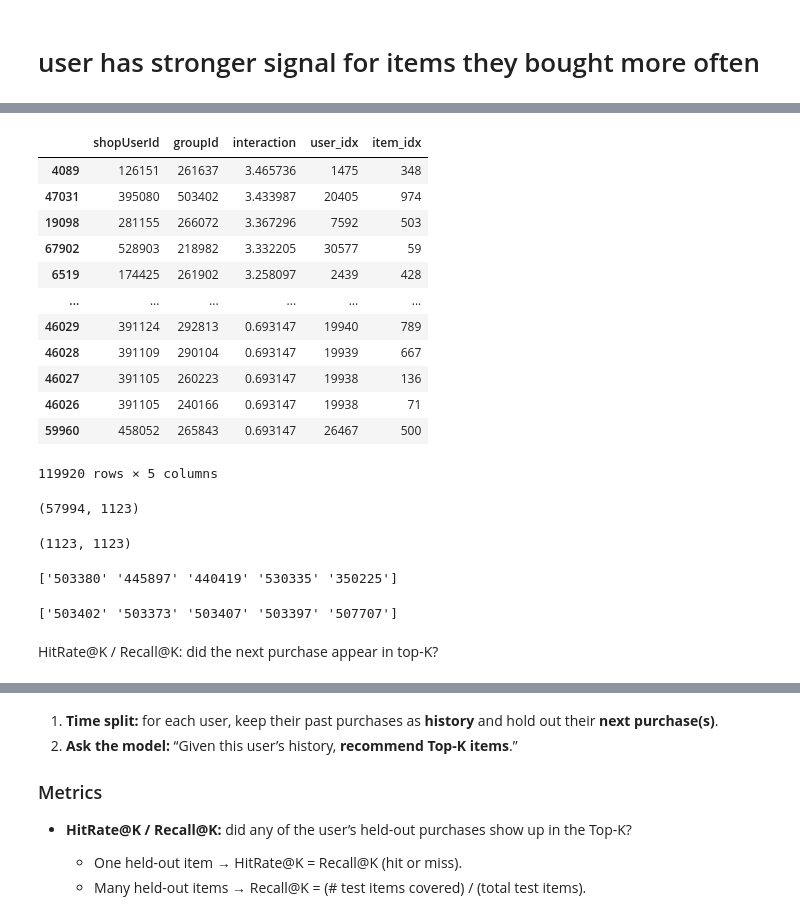
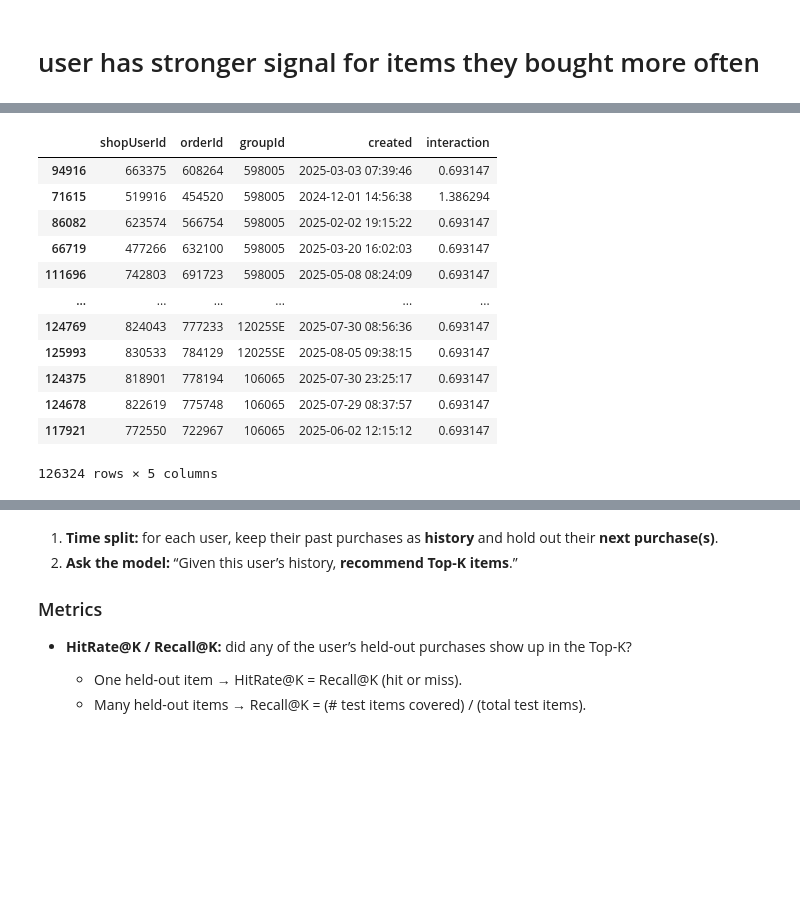
Before and after one commit to maria-lagerholm/itcm_recommendation_engine, a Jupyter notebook: notebooks/iicf_purchases.ipynb, the cells around one changed output, grey strips where cells are left out. Saved outputs shown, nothing was run; the diff lists cells and outputs as text; code cells hidden in the pictures; blank space fills up the shorter version.

Commit message:
changed approach in item-item cf

```diff
--- a/notebooks/iicf_purchases.ipynb
+++ b/notebooks/iicf_purchases.ipynb
@@ -52,7 +52,7 @@ $$
 # %%
 import pandas as pd
 
-cols = ['shopUserId', 'quantity', 'groupId']
+cols = ['shopUserId', 'orderId', 'quantity', 'groupId', 'created']
 tx = pd.read_csv('../data/processed//transactions_clean.csv', usecols=cols + ['status'], low_memory=False)
 tx = tx[tx['status'] == 'active'].copy()
 tx = tx[cols]  # Drop the 'status' column after filtering
@@ -75,6 +75,6 @@ tx
 # %%
 # Aggregate in case same user bought the same product multiple times
 # now quantity = total number of units this user has ever bought of this product
-user_item = tx.groupby(["shopUserId", "groupId"], as_index=False)["quantity"].sum()
+user_item = tx.groupby(["shopUserId", "orderId", "groupId", "created"], as_index=False)["quantity"].sum()
 user_item
 # %% [output]
@@ -116,10 +99,0 @@ user_item
-# %%
-from sklearn.preprocessing import LabelEncoder
-
-user_enc = LabelEncoder()
-item_enc = LabelEncoder()
-
-user_item["user_idx"] = user_enc.fit_transform(user_item["shopUserId"])
-user_item["item_idx"] = item_enc.fit_transform(user_item["groupId"])
-
-user_item
@@ -140,35 +100,16 @@ user_item
 # %%
-user_item.sort_values(by="interaction", ascending=False)
+user_item.sort_values(by="groupId", ascending=False)
 # %% [output]
-|  | shopUserId | groupId | interaction | user_idx | item_idx |
-| 4089 | 126151 | 261637 | 3.465736 | 1475 | 348 |
-| 47031 | 395080 | 503402 | 3.433987 | 20405 | 974 |
-| 19098 | 281155 | 266072 | 3.367296 | 7592 | 503 |
-| 67902 | 528903 | 218982 | 3.332205 | 30577 | 59 |
-| 6519 | 174425 | 261902 | 3.258097 | 2439 | 428 |
+|  | shopUserId | orderId | groupId | created | interaction |
+| 94916 | 663375 | 608264 | 598005 | 2025-03-03 07:39:46 | 0.693147 |
+| 71615 | 519916 | 454520 | 598005 | 2024-12-01 14:56:38 | 1.386294 |
+| 86082 | 623574 | 566754 | 598005 | 2025-02-02 19:15:22 | 0.693147 |
+| 66719 | 477266 | 632100 | 598005 | 2025-03-20 16:02:03 | 0.693147 |
+| 111696 | 742803 | 691723 | 598005 | 2025-05-08 08:24:09 | 0.693147 |
 | ... | ... | ... | ... | ... | ... |
-| 46029 | 391124 | 292813 | 0.693147 | 19940 | 789 |
-| 46028 | 391109 | 290104 | 0.693147 | 19939 | 667 |
-| 46027 | 391105 | 260223 | 0.693147 | 19938 | 136 |
-| 46026 | 391105 | 240166 | 0.693147 | 19938 | 71 |
-| 59960 | 458052 | 265843 | 0.693147 | 26467 | 500 |
+| 124769 | 824043 | 777233 | 12025SE | 2025-07-30 08:56:36 | 0.693147 |
+| 125993 | 830533 | 784129 | 12025SE | 2025-08-05 09:38:15 | 0.693147 |
+| 124375 | 818901 | 778194 | 106065 | 2025-07-30 23:25:17 | 0.693147 |
+| 124678 | 822619 | 775748 | 106065 | 2025-07-29 08:37:57 | 0.693147 |
+| 117921 | 772550 | 722967 | 106065 | 2025-06-02 12:15:12 | 0.693147 |
-119920 rows × 5 columns
+126324 rows × 5 columns
-# %%
-from scipy.sparse import coo_matrix
-
-sparse_matrix = coo_matrix(
-    (user_item["interaction"], (user_item["user_idx"], user_item["item_idx"]))
-)
-
-print(sparse_matrix.shape)  # (n_users, n_items)
-# %% [output]
-(57994, 1123)
-# %%
-from sklearn.metrics.pairwise import cosine_similarity
-
-# compute item-item cosine similarity
-item_similarity = cosine_similarity(sparse_matrix.T)  # transpose = items as rows
-
-print(item_similarity.shape)  # (n_items, n_items)
-# %% [output]
-(1123, 1123)
@@ -192,18 +115,0 @@ def recommend_for_user(user_id, top_n=5):
-# %%
-print(recommend_for_user(395080, top_n=5))
-# %% [output]
-['503380' '445897' '440419' '530335' '350225']
-# %%
-def similar_items(product_id, top_n=5):
-    # Ensure product_id is passed as a string
-    pidx = item_enc.transform([str(product_id)])[0]
-    sims = item_similarity[pidx]
-    top_idx = np.argsort(sims)[-top_n-1:][::-1]  # +1 to skip itself
-    # Return as strings
-    return item_enc.inverse_transform(top_idx[1:]).astype(str)
-
-print(similar_items("503380", top_n=5))
-# %% [output]
-['503402' '503373' '503407' '503397' '507707']
-# %% [markdown]
-HitRate@K / Recall@K: did the next purchase appear in top-K?
```
Also changed, not shown: parts of 29 cells of this notebook, 1 other file.
